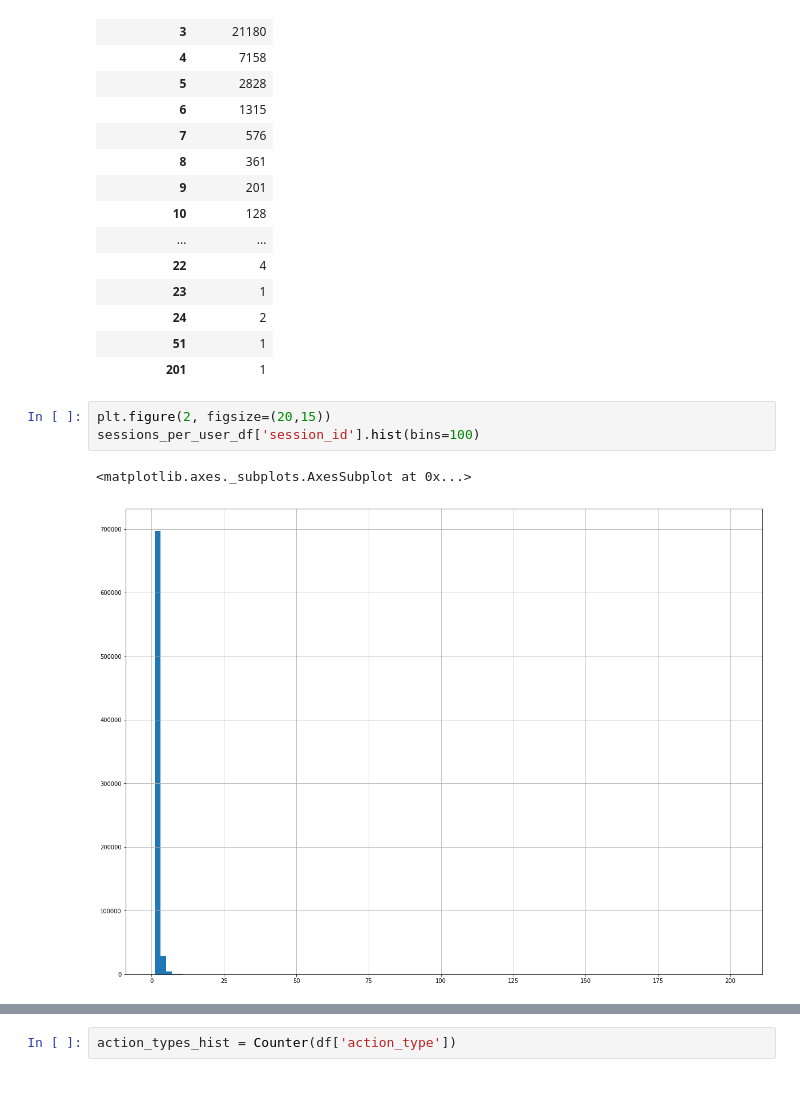
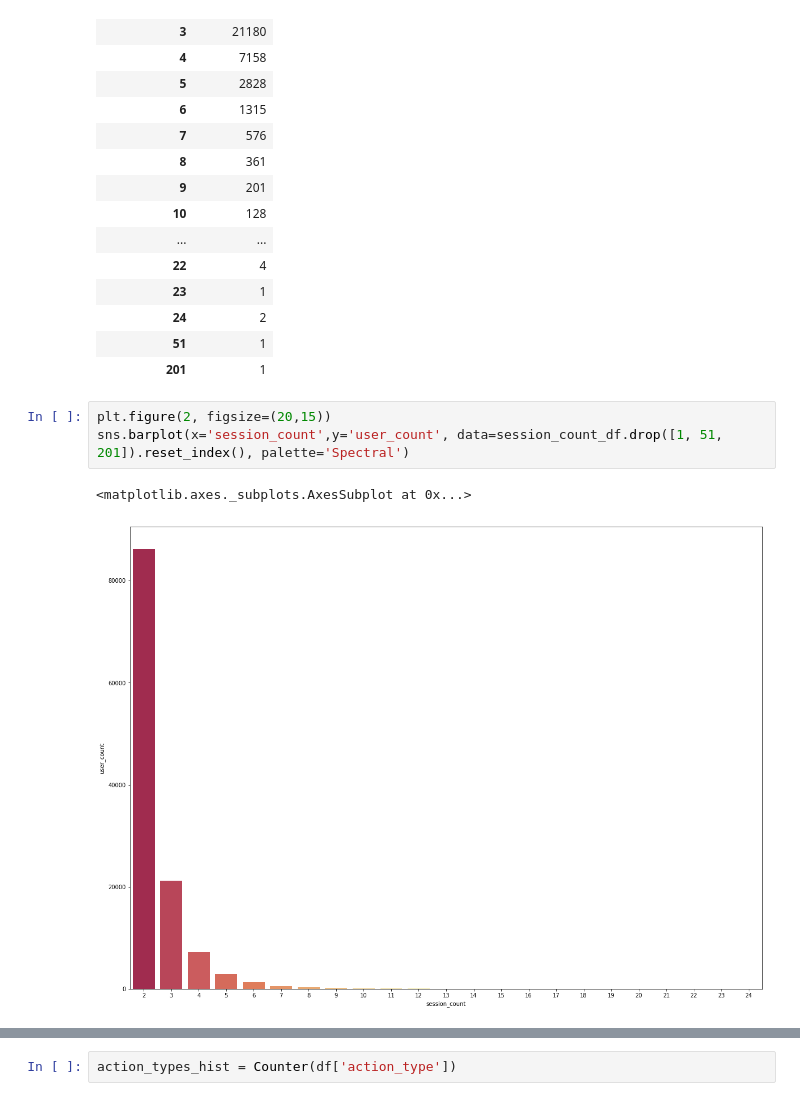
Before and after one commit to antonpetkoff/recsys-2019, a Jupyter notebook: notebooks/01-data-exploration.ipynb, the cells around one changed output, grey strips where cells are left out. Drawn from its saved outputs; the diff is of its cells as text.

```diff
--- a/notebooks/01-data-exploration.ipynb
+++ b/notebooks/01-data-exploration.ipynb
@@ -70,9 +70,9 @@ session_count_df
 | 24 | 2 |
 | 51 | 1 |
 | 201 | 1 |
-# %%
-plt.figure(2, figsize=(20,15))
-sessions_per_user_df['session_id'].hist(bins=100)
-# %% [output]
-<matplotlib.axes._subplots.AxesSubplot at 0x...>
-[figure, removed]
+# %%
+plt.figure(2, figsize=(20,15))
+sns.barplot(x='session_count',y='user_count', data=session_count_df.drop([1, 51, 201]).reset_index(), palette='Spectral')
+# %% [output]
+<matplotlib.axes._subplots.AxesSubplot at 0x...>
+[figure, added]
```
Also changed, not shown: parts of 3 cells of this notebook.
